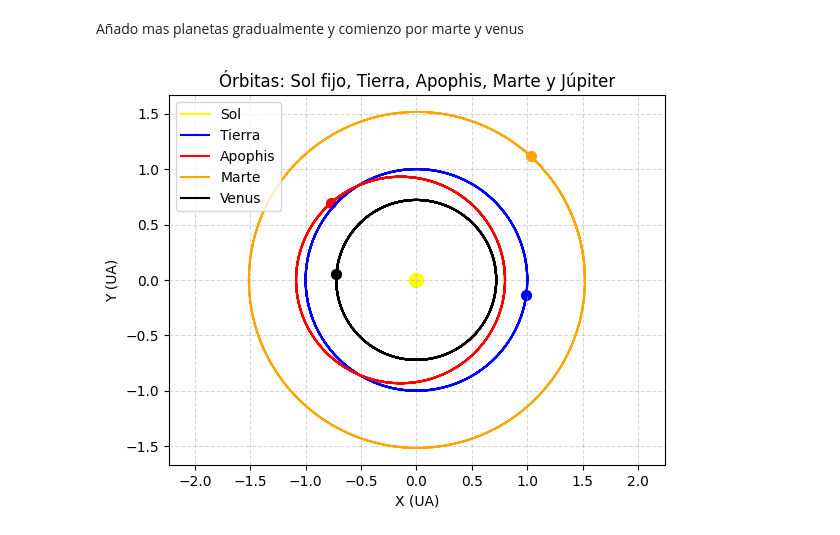
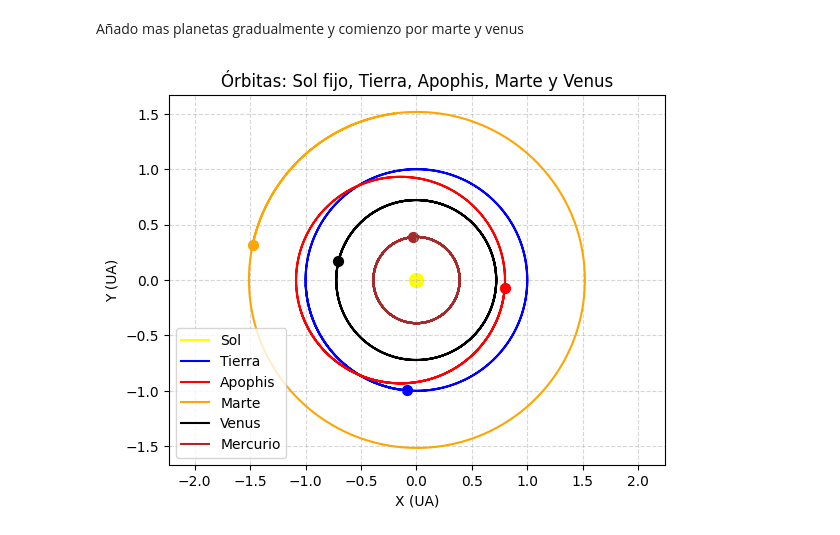
Before and after one commit to meccel-2026-2/Proyecto-del-curso-Apophis, a Jupyter notebook: proyecto-del-curso-Apophis.ipynb, the cells around one changed output. Drawn from its saved outputs; the diff is of its cells as text; code cells hidden in the pictures.

Commit message:
jupiter y mercurio

```diff
--- a/proyecto-del-curso-Apophis.ipynb
+++ b/proyecto-del-curso-Apophis.ipynb
@@ -82,7 +82,8 @@ sistema = [
     dict(m=3e-6, r=np.array([1.0, 0.0, 0.0]), v=np.array([0.0, 1.0, 0.0])), # Tierra
     dict(m=1e-10, r=np.array([0.8, 0.0, 0.0]), v=np.array([0.0, 1.2, 0.0])), # Apophis
     dict(m=3.2e-7,r=np.array([1.52, 0.0, 0.0]), v=np.array([0.0, 0.81, 0.0])), # Marte
-    dict(m=2.4e-6,r=np.array([0.72, 0.0, 0.0]),v=np.array([0.0, 1.18, 0.0])) #Venus
+    dict(m=2.4e-6,r=np.array([0.72, 0.0, 0.0]),v=np.array([0.0, 1.18, 0.0])), #Venus
+    dict(m=1.7e-7,r=np.array([0.39, 0.0, 0.0]),v=np.array([0.0, 1.6, 0.0])) #Mercurio
 ]
 # %%
 def aceleraciones(sistema):
@@ -125,19 +103,42 @@ for _ in range(pasos):
-# %%
-colors = ['yellow', 'blue', 'red', 'orange', 'black']
-labels = ['Sol', 'Tierra', 'Apophis', 'Marte', 'Venus']
-
-for i in range(len(sistema)):
-    tray = np.array(trayectorias[i])
-    plt.plot(tray[:,0], tray[:,1], color=colors[i], label=labels[i])
-    plt.scatter(tray[-1,0], tray[-1,1], color=colors[i], s=50)
-
-plt.scatter(0, 0, color='yellow', s=100)  # Sol destacado en el origen
-plt.legend()
-plt.grid(True, linestyle='--', alpha=0.5)
-plt.axis('equal')
-plt.xlabel('X (UA)')
-plt.ylabel('Y (UA)')
-plt.title('Órbitas: Sol fijo, Tierra, Apophis, Marte y Júpiter')
-plt.show()
-# %% [output]
-[figure, removed]
+# %%
+def paso_leapfrog(sistema, dt):
+    a = aceleraciones(sistema)
+    for i in range(1, len(sistema)):
+        sistema[i]['v'] += 0.5 * a[i] * dt
+
+    for i in range(1, len(sistema)):  # No mover Sol
+        sistema[i]['r'] += sistema[i]['v'] * dt
+
+    a_new = aceleraciones(sistema)
+    for i in range(1, len(sistema)):
+        sistema[i]['v'] += 0.5 * a_new[i] * dt
+
+# Parámetros de simulación
+dt = 0.0002
+pasos = 70000
+
+trayectorias = [[] for _ in sistema]
+
+for _ in range(pasos):
+    paso_leapfrog(sistema, dt)
+    for i in range(len(sistema)):
+        trayectorias[i].append(sistema[i]['r'].copy())
+# %%
+colors = ['yellow', 'blue', 'red', 'orange', 'black','brown']
+labels = ['Sol', 'Tierra', 'Apophis', 'Marte', 'Venus', 'Mercurio']
+
+for i in range(len(sistema)):
+    tray = np.array(trayectorias[i])
+    plt.plot(tray[:,0], tray[:,1], color=colors[i], label=labels[i])
+    plt.scatter(tray[-1,0], tray[-1,1], color=colors[i], s=50)
+
+plt.scatter(0, 0, color='yellow', s=100)  # Sol destacado en el origen
+plt.legend()
+plt.grid(True, linestyle='--', alpha=0.5)
+plt.axis('equal')
+plt.xlabel('X (UA)')
+plt.ylabel('Y (UA)')
+plt.title('Órbitas: Sol fijo, Tierra, Apophis, Marte y Venus')
+plt.show()
+# %% [output]
+[figure, added]
```
Also changed, not shown: parts of 4 cells of this notebook.
